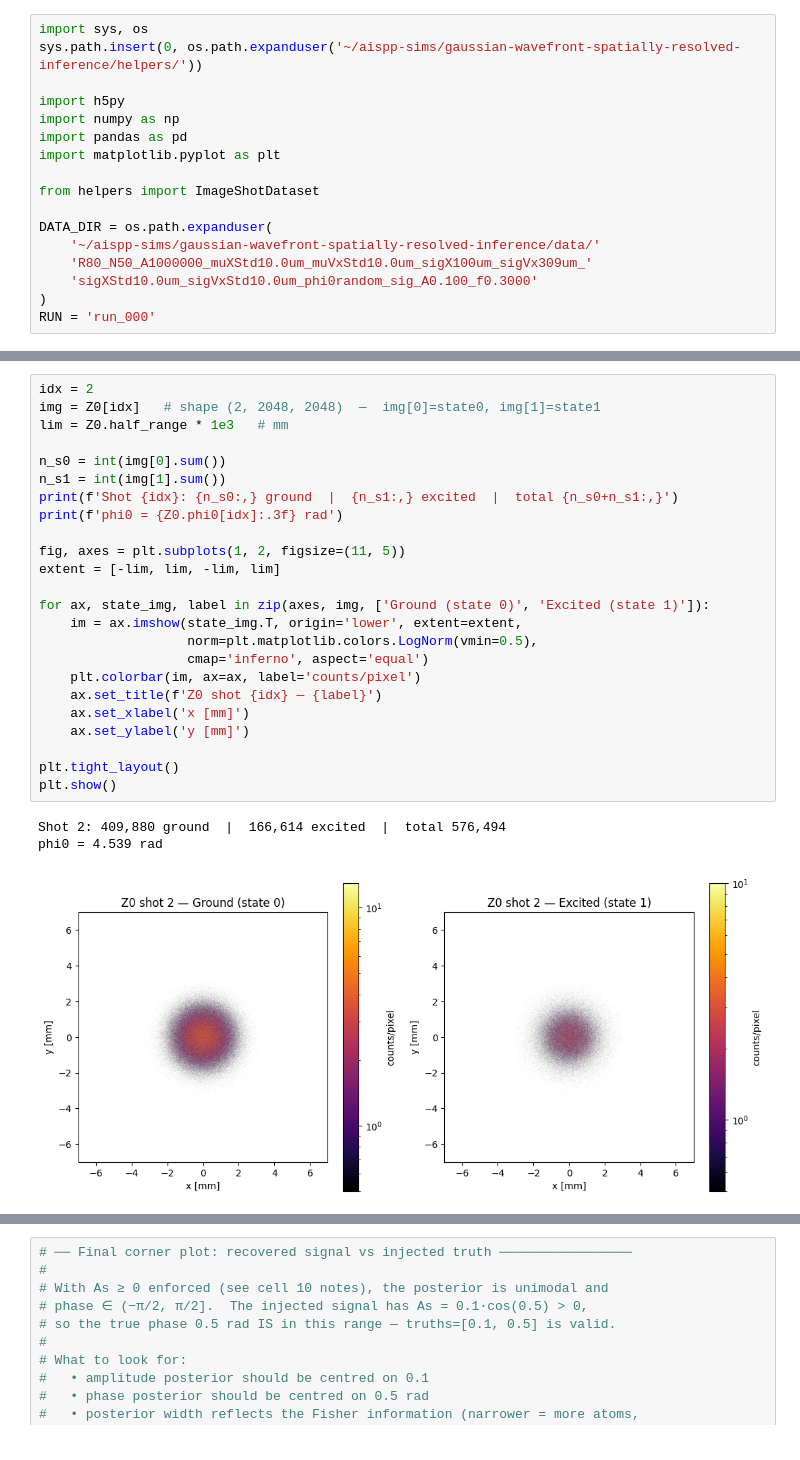
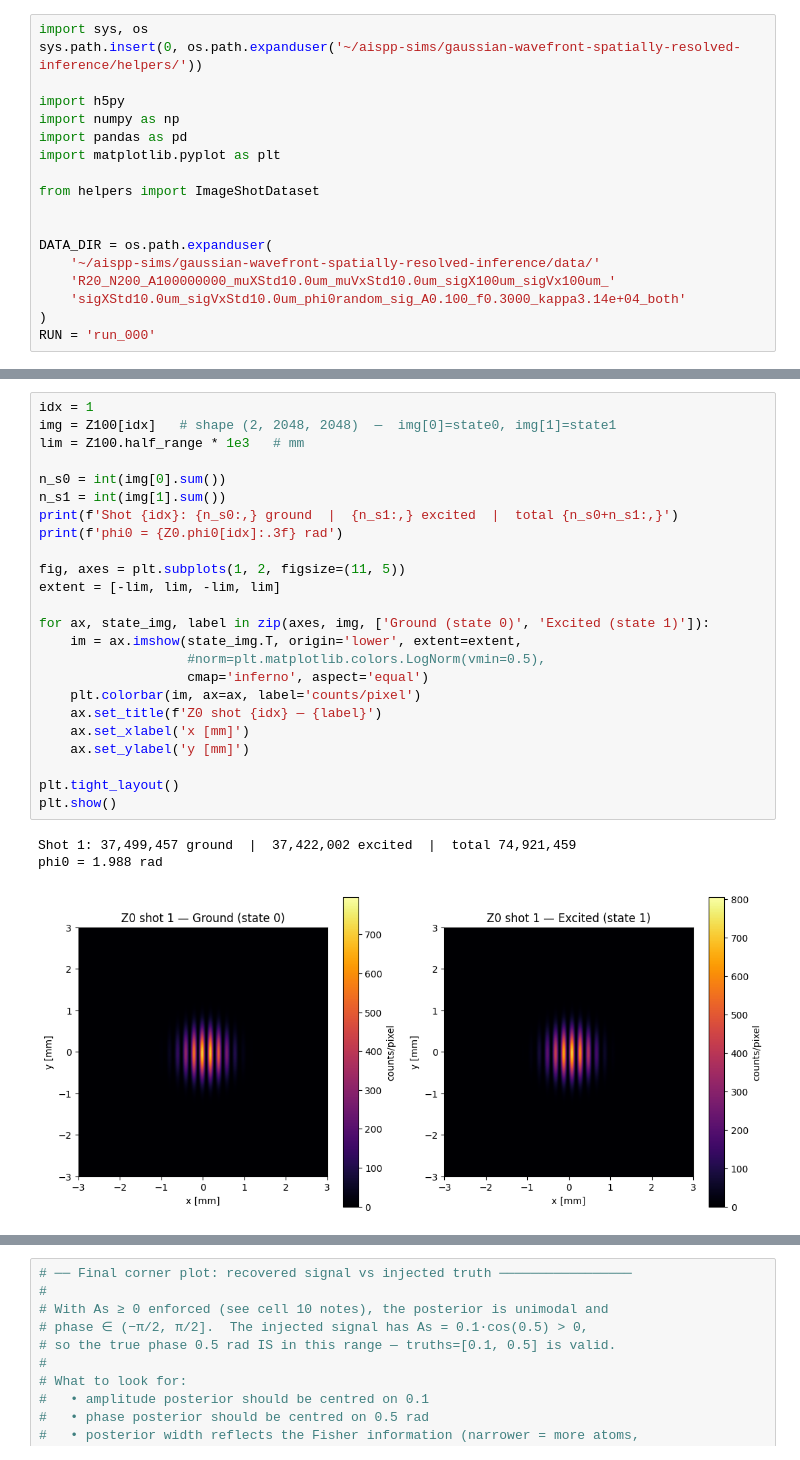
Before and after one commit to noammouelle/gaussian-wavefront-spatially-resolved-inference, a Jupyter notebook: notebooks/generated_data_inspection.ipynb, the cells around one changed output, grey strips where cells are left out. Saved outputs shown, nothing was run; the diff lists cells and outputs as text.

```diff
--- a/notebooks/generated_data_inspection.ipynb
+++ b/notebooks/generated_data_inspection.ipynb
@@ -9,10 +9,11 @@ import matplotlib.pyplot as plt
 
 from helpers import ImageShotDataset
 
+
 DATA_DIR = os.path.expanduser(
     '~/aispp-sims/gaussian-wavefront-spatially-resolved-inference/data/'
-    'R80_N50_A1000000_muXStd10.0um_muVxStd10.0um_sigX100um_sigVx309um_'
-    'sigXStd10.0um_sigVxStd10.0um_phi0random_sig_A0.100_f0.3000'
+    'R20_N200_A100000000_muXStd10.0um_muVxStd10.0um_sigX100um_sigVx100um_'
+    'sigXStd10.0um_sigVxStd10.0um_phi0random_sig_A0.100_f0.3000_kappa3.14e+04_both'
 )
 RUN = 'run_000'
 # %%
@@ -38,31 +39,31 @@ Detection efficiency — Z0: 0.600  Z100: 0.600
 # %%
-idx = 2
-img = Z0[idx]   # shape (2, 2048, 2048)  —  img[0]=state0, img[1]=state1
-lim = Z0.half_range * 1e3   # mm
+idx = 1
+img = Z100[idx]   # shape (2, 2048, 2048)  —  img[0]=state0, img[1]=state1
+lim = Z100.half_range * 1e3   # mm
 
 n_s0 = int(img[0].sum())
 n_s1 = int(img[1].sum())
 print(f'Shot {idx}: {n_s0:,} ground  |  {n_s1:,} excited  |  total {n_s0+n_s1:,}')
 print(f'phi0 = {Z0.phi0[idx]:.3f} rad')
 
 fig, axes = plt.subplots(1, 2, figsize=(11, 5))
 extent = [-lim, lim, -lim, lim]
 
 for ax, state_img, label in zip(axes, img, ['Ground (state 0)', 'Excited (state 1)']):
     im = ax.imshow(state_img.T, origin='lower', extent=extent,
-                   norm=plt.matplotlib.colors.LogNorm(vmin=0.5),
+                   #norm=plt.matplotlib.colors.LogNorm(vmin=0.5),
                    cmap='inferno', aspect='equal')
     plt.colorbar(im, ax=ax, label='counts/pixel')
     ax.set_title(f'Z0 shot {idx} — {label}')
     ax.set_xlabel('x [mm]')
     ax.set_ylabel('y [mm]')
 
 plt.tight_layout()
 plt.show()
 # %% [output]
-Shot 2: 409,880 ground  |  166,614 excited  |  total 576,494
-phi0 = 4.539 rad
+Shot 1: 37,499,457 ground  |  37,422,002 excited  |  total 74,921,459
+phi0 = 1.988 rad
-[figure, old version]
+[figure, new version]
 # %%
 idx = 2
 img_z0   = Z0[idx]    # (2, res, res)
```
Also changed, not shown: parts of 10 cells of this notebook, 21 other files.
